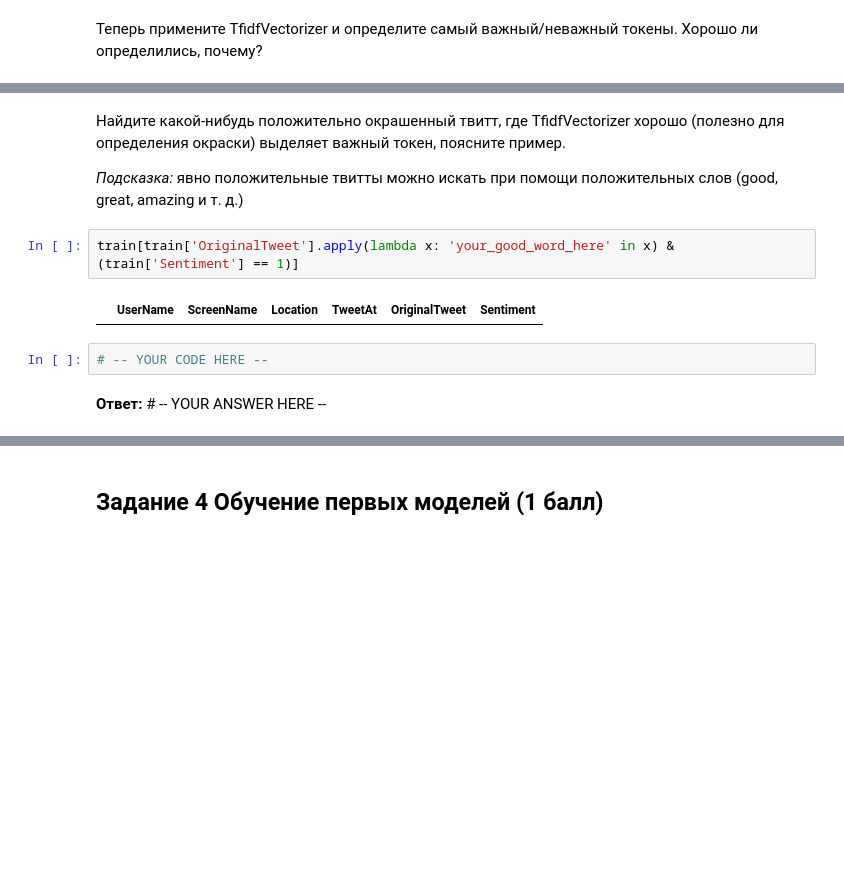
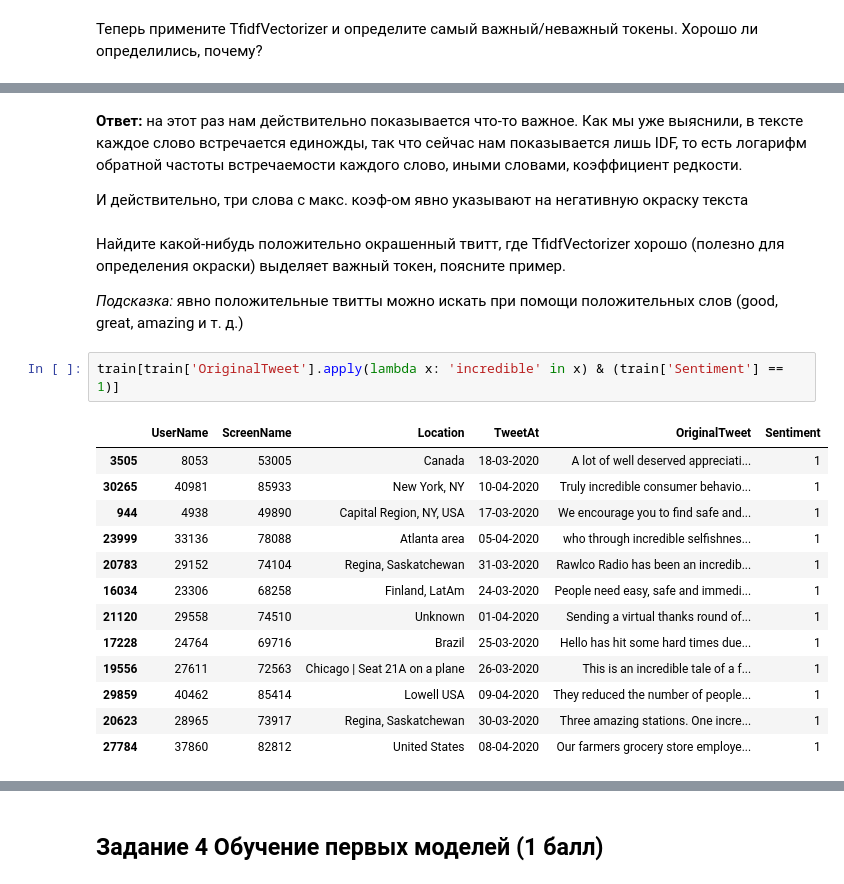
Before and after one commit to Bosbobos/IAD, a Jupyter notebook: MachineLeariningBasics/hw06_texts/hw06_texts.ipynb, the cells around one changed output, grey strips where cells are left out. Drawn from its saved outputs; the diff is of its cells as text; blank space fills up the shorter version.

```diff
--- a/MachineLeariningBasics/hw06_texts/hw06_texts.ipynb
+++ b/MachineLeariningBasics/hw06_texts/hw06_texts.ipynb
@@ -285,12 +483,24 @@ train.iloc[ind]['OriginalTweet'], train.iloc[ind]['Sentiment']
+# %% [markdown]
+**Ответ:** на этот раз нам действительно показывается что-то важное. Как мы уже выяснили, в тексте каждое слово встречается единожды, так что сейчас нам показывается лишь IDF, то есть логарифм обратной частоты встречаемости каждого слово, иными словами, коэффициент редкости.
+
+И действительно, три слова с макс. коэф-ом явно указывают на негативную окраску текста
 # %% [markdown]
 Найдите какой-нибудь положительно окрашенный твитт, где TfidfVectorizer хорошо (полезно для определения окраски) выделяет важный токен, поясните пример.
 
 *Подсказка:* явно положительные твитты можно искать при помощи положительных слов (good, great, amazing и т. д.)
 # %%
-train[train['OriginalTweet'].apply(lambda x: 'your_good_word_here' in x) & (train['Sentiment'] == 1)]
+train[train['OriginalTweet'].apply(lambda x: 'incredible' in x) & (train['Sentiment'] == 1)]
 # %% [output]
 |  | UserName | ScreenName | Location | TweetAt | OriginalTweet | Sentiment |
+| 3505 | 8053 | 53005 | Canada | 18-03-2020 | A lot of well deserved appreciati... | 1 |
+| 30265 | 40981 | 85933 | New York, NY | 10-04-2020 | Truly incredible consumer behavio... | 1 |
+| 944 | 4938 | 49890 | Capital Region, NY, USA | 17-03-2020 | We encourage you to find safe and... | 1 |
+| 23999 | 33136 | 78088 | Atlanta area | 05-04-2020 | who through incredible selfishnes... | 1 |
+| 20783 | 29152 | 74104 | Regina, Saskatchewan | 31-03-2020 | Rawlco Radio has been an incredib... | 1 |
+| 16034 | 23306 | 68258 | Finland, LatAm | 24-03-2020 | People need easy, safe and immedi... | 1 |
+| 21120 | 29558 | 74510 | Unknown | 01-04-2020 | Sending a virtual thanks round of... | 1 |
+| 17228 | 24764 | 69716 | Brazil | 25-03-2020 | Hello has hit some hard times due... | 1 |
+| 19556 | 27611 | 72563 | Chicago | Seat 21A on a plane | 26-03-2020 | This is an incredible tale of a f... | 1 |
+| 29859 | 40462 | 85414 | Lowell USA | 09-04-2020 | They reduced the number of people... | 1 |
+| 20623 | 28965 | 73917 | Regina, Saskatchewan | 30-03-2020 | Three amazing stations. One incre... | 1 |
+| 27784 | 37860 | 82812 | United States | 08-04-2020 | Our farmers grocery store employe... | 1 |
-# %%
-# -- YOUR CODE HERE --
-# %% [markdown]
-**Ответ:** # -- YOUR ANSWER HERE --
```
Also changed, not shown: parts of 43 cells of this notebook.
